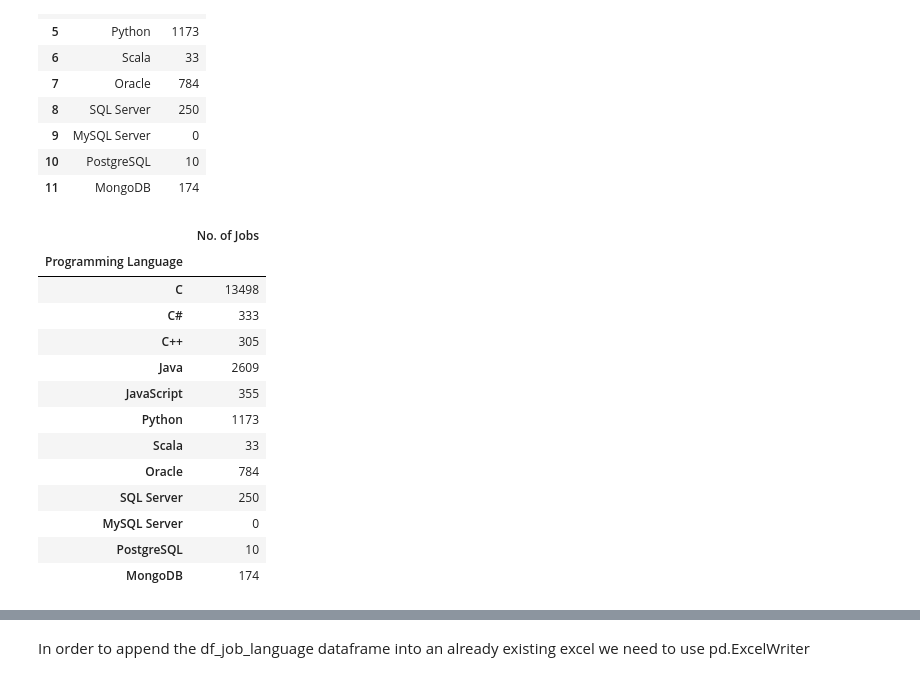
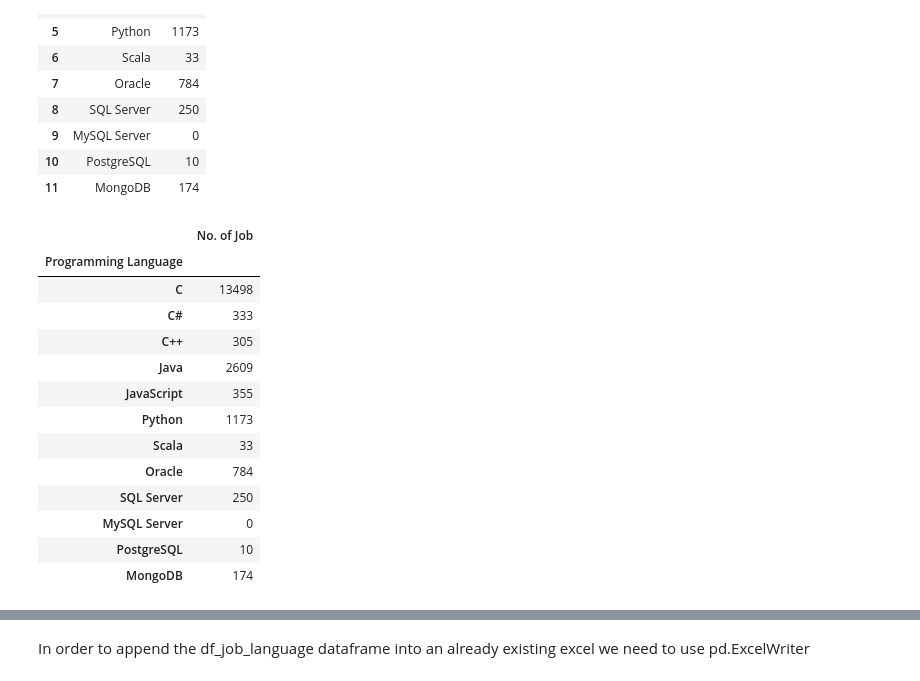
Before and after one commit to NalinMalla/IT-JobMarket-Analysis, a Jupyter notebook: 1.1. Data Collection - API.ipynb, the cells around one changed output, grey strips where cells are left out. Drawn from its saved outputs; the diff is of its cells as text; code cells hidden in the pictures.

```diff
--- a/1.1. Data Collection - API.ipynb
+++ b/1.1. Data Collection - API.ipynb
@@ -311,11 +335,11 @@ df_job_language
 | 10 | PostgreSQL | 10 |
 | 11 | MongoDB | 174 |
 # %%
-df_job_language.rename(columns={0:'Programming Language', 1:'No. of Jobs'}, inplace=True)
+df_job_language.rename(columns={0:'Programming Language', 1:'No. of Job'}, inplace=True)
 df_job_language.set_index('Programming Language', inplace=True)
 df_job_language
 # %% [output]
-|  | No. of Jobs |
+|  | No. of Job |
 | Programming Language |  |
 | C | 13498 |
 | C# | 333 |
```
Also changed, not shown: parts of 4 cells of this notebook, 14 other files.
